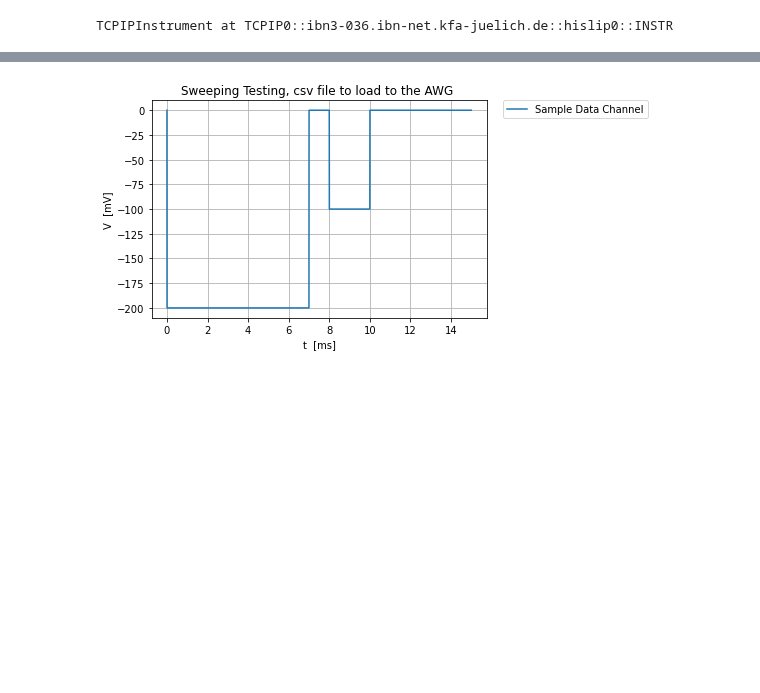
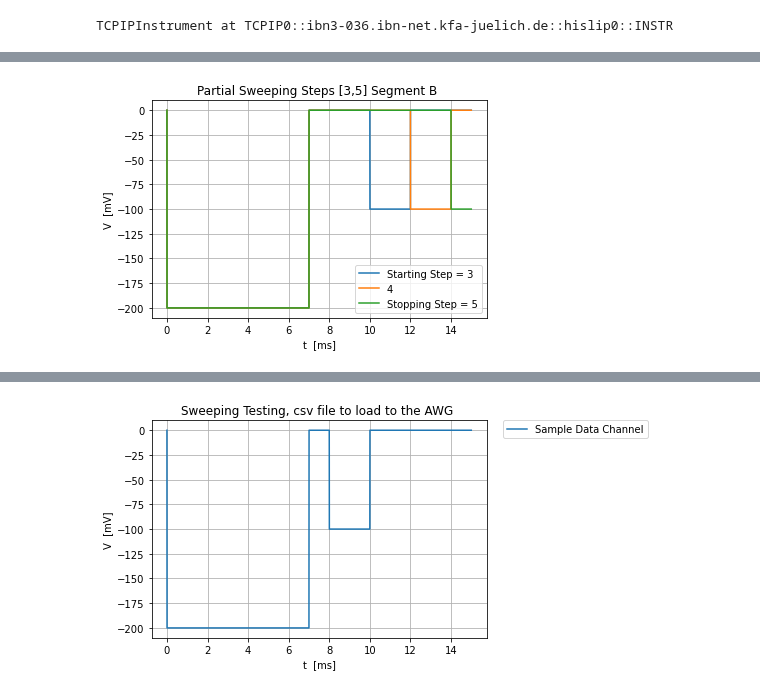
Before and after one commit to Holcan/STM, a Jupyter notebook: M8190/Mechanicus iteration.ipynb, the cells around one changed output, grey strips where cells are left out. Drawn from its saved outputs; the diff is of its cells as text; code cells hidden in the pictures; blank space fills up the shorter version.

```diff
--- a/M8190/Mechanicus iteration.ipynb
+++ b/M8190/Mechanicus iteration.ipynb
@@ -253,0 +81,17 @@ len(obo)
+# %%
+fig,ax= plt.subplots()
+
+ax.grid(True)
+plt.plot(timm,DFB['SegmentB_7500000_3'].iloc[:,0]*AWG_Settings2['Voltage Amplitude'],label= 'Starting Step = 3')
+plt.plot(timm,DFB['SegmentB_7500000_4'].iloc[:,0]*AWG_Settings2['Voltage Amplitude'],label= '4')
+plt.plot(timm,DFB['SegmentB_7500000_5'].iloc[:,0]*AWG_Settings2['Voltage Amplitude'],label= 'Stopping Step = 5')
+
+ax.set_ylabel('V  [mV]')
+ax.set_xlabel('t  [ms]')
+ax.set_title('Partial Sweeping Steps [3,5] Segment B ')
+
+ax.legend(loc=0)
+plt.show()
+#fig.savefig('Pulse_sweep_t=20',optimize=True,bbox_inches='tight')
+# %% [output]
+[figure, added]
```
Also changed, not shown: parts of 115 cells of this notebook, 6 other files.
